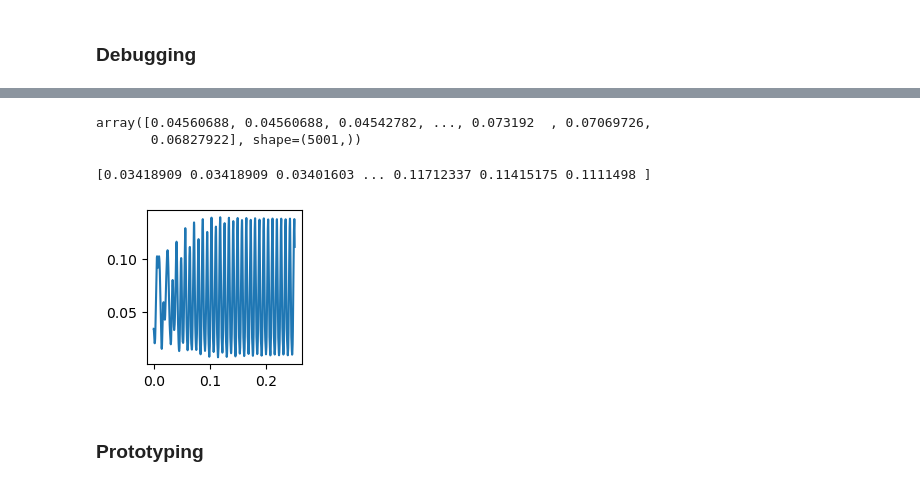
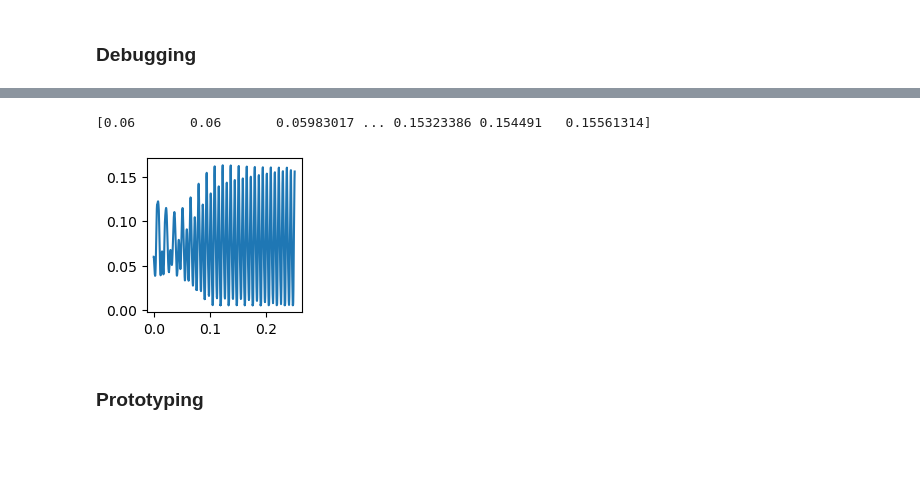
Before and after one commit to UWFluidFlowPhysicsGroup/vf-swelling-fiber, a Jupyter notebook: fig-2D.ipynb, the cells around one changed output, grey strips where cells are left out. Saved outputs shown, nothing was run; the diff lists cells and outputs as text; code cells hidden in the pictures; blank space fills up the shorter version.

```diff
--- a/fig-2D.ipynb
+++ b/fig-2D.ipynb
@@ -403,22 +343,18 @@ ax.plot(t, y)
-# %%
-y = SIGNALS[param.to_str()+'/time.gw']
-y
-# %% [output]
-array([0.04560688, 0.04560688, 0.04542782, ..., 0.073192  , 0.07069726,
-       0.06827922], shape=(5001,))
 # %%
-param = PARAMS_DEFAULT.substitute({'psub': psub, 'vcov': 1.3,'mcov': -0.8, 'dt': 5e-5, 'tf': 0.25})
+# psub = 600*10
+# param = PARAMS_DEFAULT.substitute({'psub': psub, 'vcov': 1,'mcov': 0, 'dt': 5e-5, 'tf': 0.25})
+param = PARAMS_DEFAULT
+
 fig, ax = plt.subplots(1, 1, figsize=(2, 2))
 
 t = SIGNALS[param.to_str()+'/time.t']
 y = SIGNALS[param.to_str()+'/time.gw']
-#y = SIGNALS[param.to_str()+'/time.gw']
-# print(y)
+
 ax.plot(t, y)
 print(y)
 # %% [output]
-[0.03418909 0.03418909 0.03401603 ... 0.11712337 0.11415175 0.1111498 ]
+[0.06       0.06       0.05983017 ... 0.15323386 0.154491   0.15561314]
-[figure, old version]
+[figure, new version]
 # %% [markdown]
 ### Prototyping
 # %%
```
Also changed, not shown: parts of 99 cells of this notebook, 50 other files.
